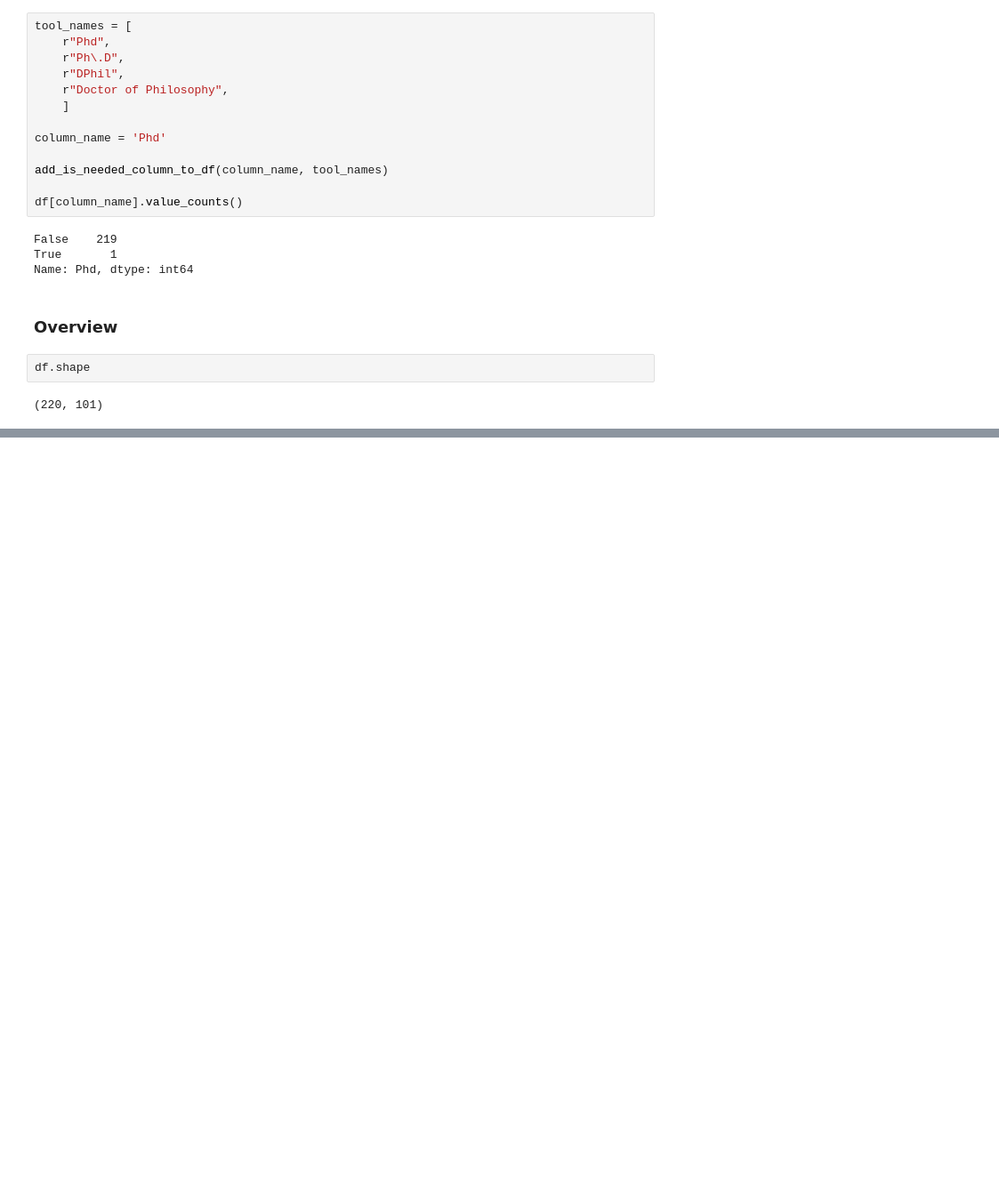
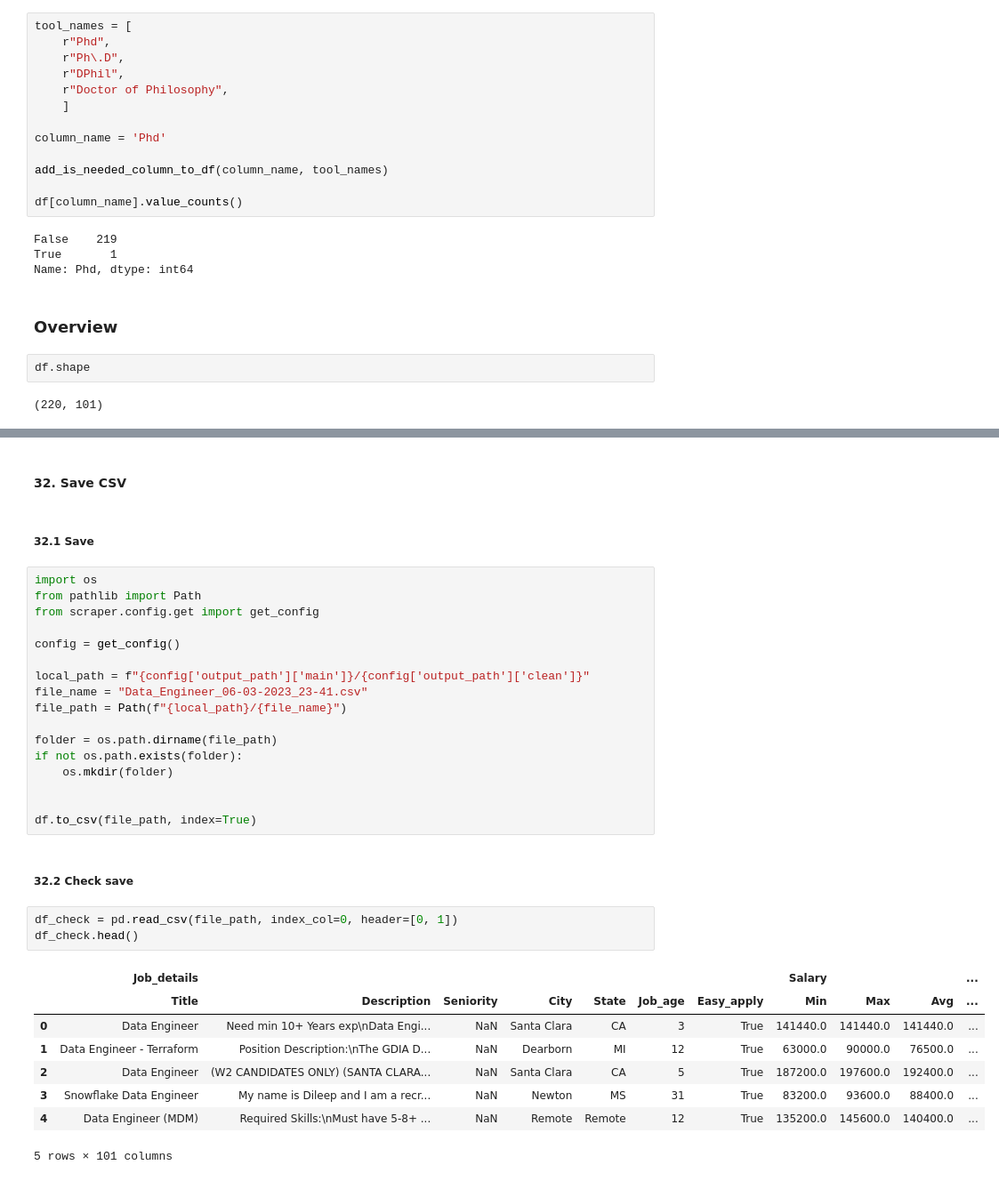
Before and after one commit to Luk-kar/DS_salaries_project, a Jupyter notebook: _002_data_cleaning.ipynb, the cells around one changed output, grey strips where cells are left out. Shown at 89% size. Saved outputs shown, nothing was run; the diff lists cells and outputs as text; blank space fills up the shorter version.

```diff
--- a/_002_data_cleaning.ipynb
+++ b/_002_data_cleaning.ipynb
@@ -2046,0 +2276,35 @@ df.columns = pd.MultiIndex.from_tuples([
+# %% [markdown]
+#### 32. Save CSV
+# %% [markdown]
+##### 32.1 Save
+# %%
+import os
+from pathlib import Path
+from scraper.config.get import get_config
+
+config = get_config()
+
+local_path = f"{config['output_path']['main']}/{config['output_path']['clean']}"
+file_name = "Data_Engineer_06-03-2023_23-41.csv"
+file_path = Path(f"{local_path}/{file_name}")
+
+folder = os.path.dirname(file_path)
+if not os.path.exists(folder):
+    os.mkdir(folder)
+
+
+df.to_csv(file_path, index=True)
+# %% [markdown]
+##### 32.2 Check save
+# %%
+df_check = pd.read_csv(file_path, index_col=0, header=[0, 1])
+df_check.head()
+# %% [output]
+|  | Job_details |  |  |  |  |  |  | Salary |  |  | ... |
+|  | Title | Description | Seniority | City | State | Job_age | Easy_apply | Min | Max | Avg | ... |
+| 0 | Data Engineer | Need min 10+ Years exp\nData Engi... | NaN | Santa Clara | CA | 3 | True | 141440.0 | 141440.0 | 141440.0 | ... |
+| 1 | Data Engineer - Terraform | Position Description:\nThe GDIA D... | NaN | Dearborn | MI | 12 | True | 63000.0 | 90000.0 | 76500.0 | ... |
+| 2 | Data Engineer | (W2 CANDIDATES ONLY) (SANTA CLARA... | NaN | Santa Clara | CA | 5 | True | 187200.0 | 197600.0 | 192400.0 | ... |
+| 3 | Snowflake Data Engineer | My name is Dileep and I am a recr... | NaN | Newton | MS | 31 | True | 83200.0 | 93600.0 | 88400.0 | ... |
+| 4 | Data Engineer (MDM) | Required Skills:\nMust have 5-8+ ... | NaN | Remote | Remote | 12 | True | 135200.0 | 145600.0 | 140400.0 | ... |
+5 rows × 101 columns
```
Also changed, not shown: parts of 18 cells of this notebook, 2 other files.
